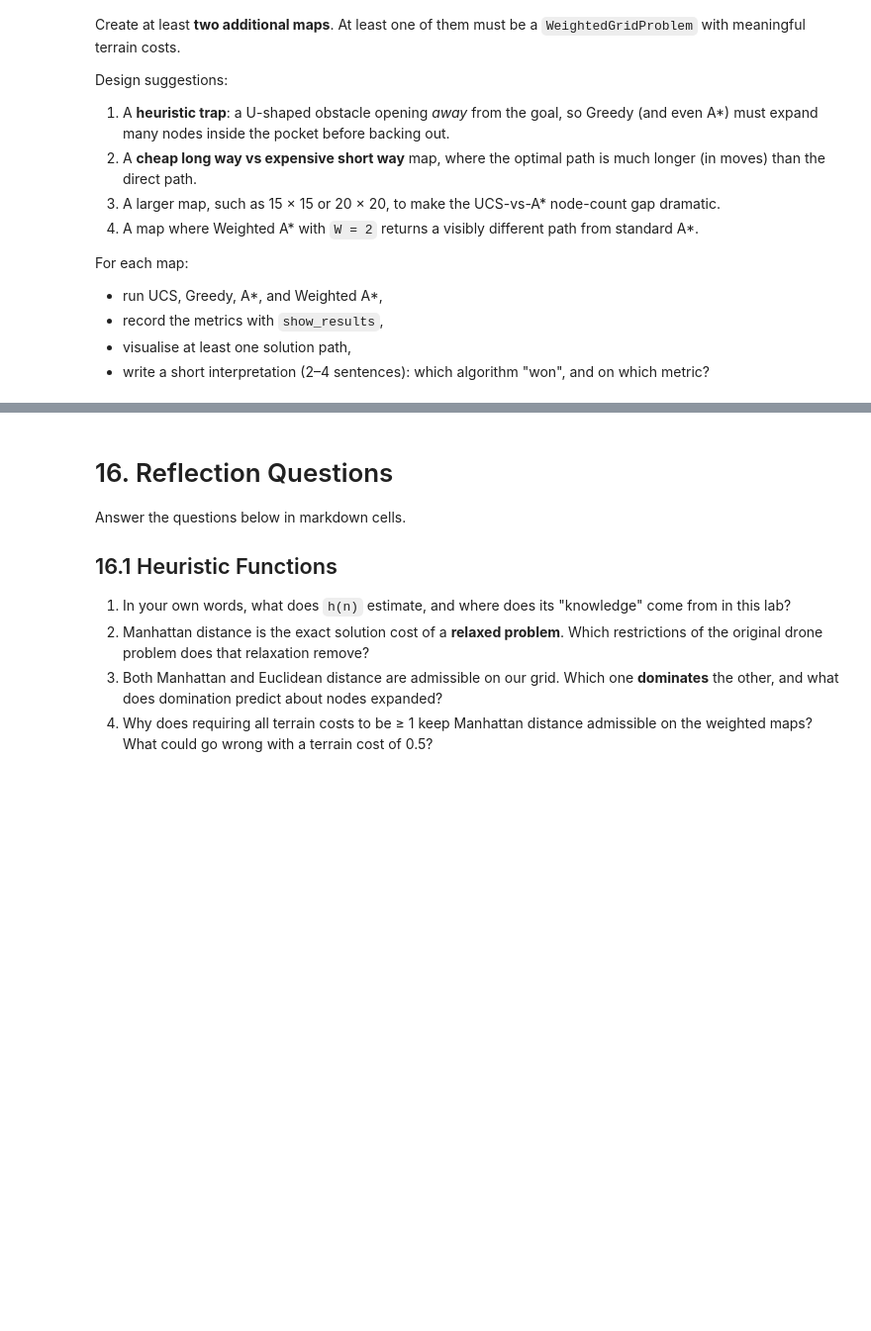
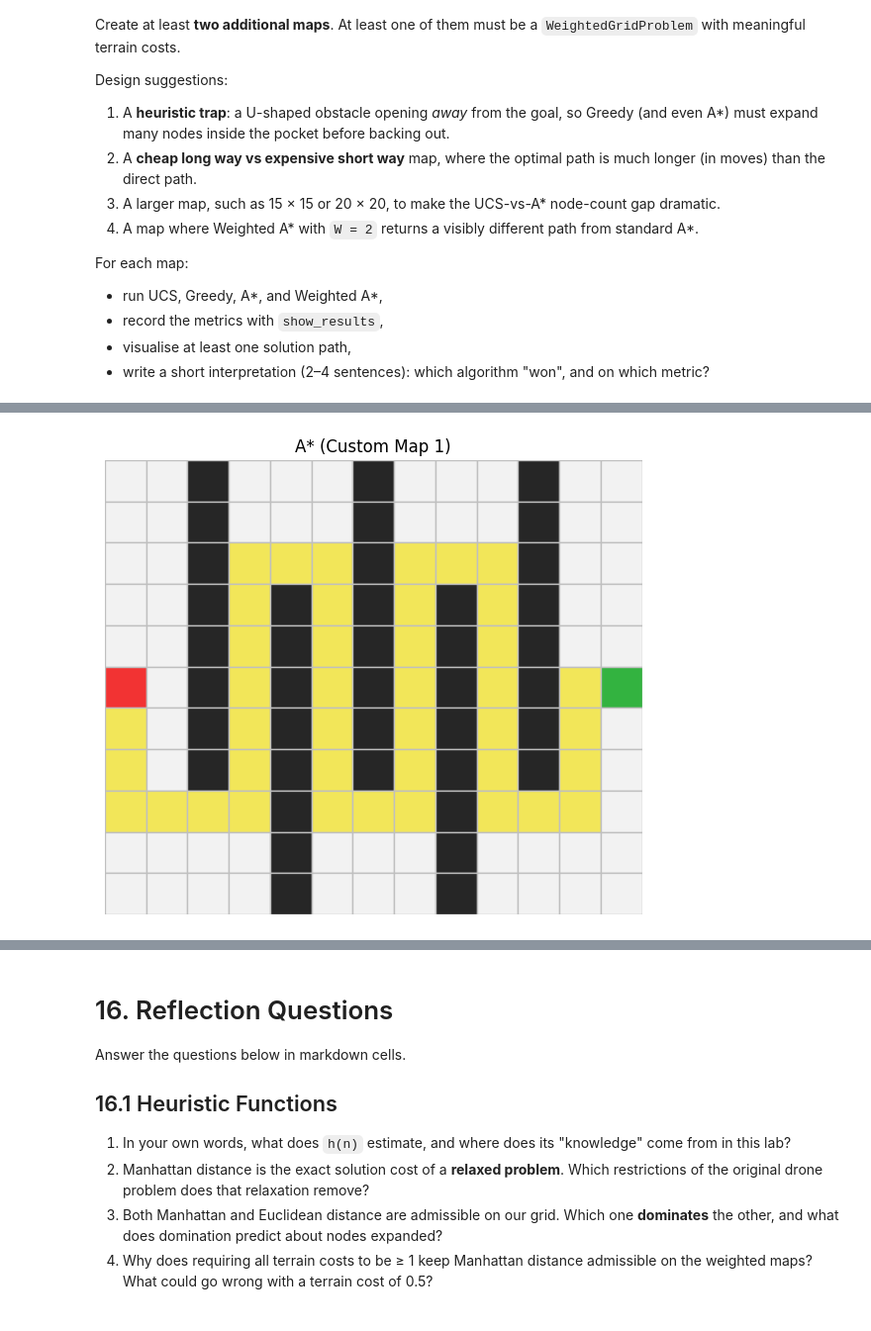
Before and after one commit to raizel122006-bit/Lab1-Intro-to-AI, a Jupyter notebook: Lab_1_Part_B.ipynb, the cells around one changed output, grey strips where cells are left out. Shown at 99% size. Cells and saved outputs as stored; diff of their text form; code cells hidden in the pictures; blank space fills up the shorter version.

```diff
--- a/Lab_1_Part_B.ipynb
+++ b/Lab_1_Part_B.ipynb
@@ -1178,23 +1182,33 @@ For each map:
 
 custom_grid_1 = [
     # Replace this with your own grid.
+    [0, 0, 1, 0, 0, 0, 1, 0, 0, 0, 1, 0, 0],
+    [0, 0, 1, 0, 0, 0, 1, 0, 0, 0, 1, 0, 0],
+    [0, 0, 1, 0, 0, 0, 1, 0, 0, 0, 1, 0, 0],
+    [0, 0, 1, 0, 1, 0, 1, 0, 1, 0, 1, 0, 0],
+    [0, 0, 1, 0, 1, 0, 1, 0, 1, 0, 1, 0, 0],
+    [0, 0, 1, 0, 1, 0, 1, 0, 1, 0, 1, 0, 0],
+    [0, 0, 1, 0, 1, 0, 1, 0, 1, 0, 1, 0, 0],
+    [0, 0, 1, 0, 1, 0, 1, 0, 1, 0, 1, 0, 0],
+    [0, 0, 0, 0, 1, 0, 0, 0, 1, 0, 0, 0, 0],
+    [0, 0, 0, 0, 1, 0, 0, 0, 1, 0, 0, 0, 0],
+    [0, 0, 0, 0, 1, 0, 0, 0, 1, 0, 0, 0, 0],
 ]
 
 custom_costs_1 = [
     # Terrain costs (same shape as the grid), if using WeightedGridProblem.
 ]
 
-custom_start_1 = None
-custom_goal_1 = None
+custom_start_1 = (5, 0)
+custom_goal_1 = (5, 12)
 
 # Example after completing:
-# custom_problem_1 = WeightedGridProblem(
-#     custom_grid_1, custom_start_1, custom_goal_1, terrain_costs=custom_costs_1
-# )
-# custom_results_1 = [
-#     ucs.search(custom_problem_1),
-#     astar.search(custom_problem_1),
-#     wastar2.search(custom_problem_1),
-#     greedy.search(custom_problem_1),
-# ]
-# show_results(custom_results_1)
+custom_problem_1 = GridProblem(custom_grid_1, custom_start_1, custom_goal_1)
+
+custom_results_1 = [
+    ucs.search(custom_problem_1),
+    astar.search(custom_problem_1),
+    wastar2.search(custom_problem_1),
+    greedy.search(custom_problem_1),
+ ]
+show_results(custom_results_1)
@@ -1200,0 +1221,11 @@ custom_goal_1 = None
+# %%
+# Visualising the A* solution path on Custom Map 1
+plot_path(
+    custom_grid_1,
+    custom_start_1,
+    custom_goal_1,
+    path=custom_results_1[1].path,
+    title="A* (Custom Map 1)",
+)
+# %% [output]
+[figure, added]
```
Also changed, not shown: parts of 6 cells of this notebook.
